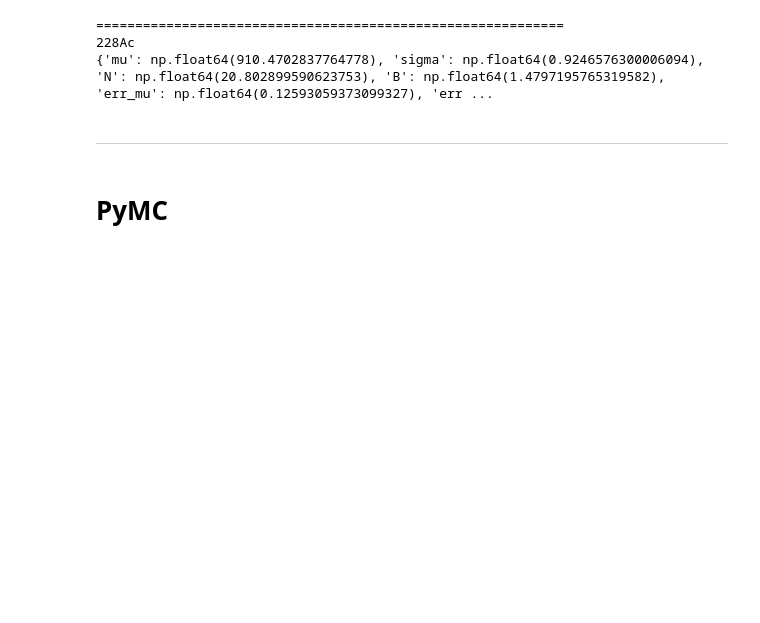
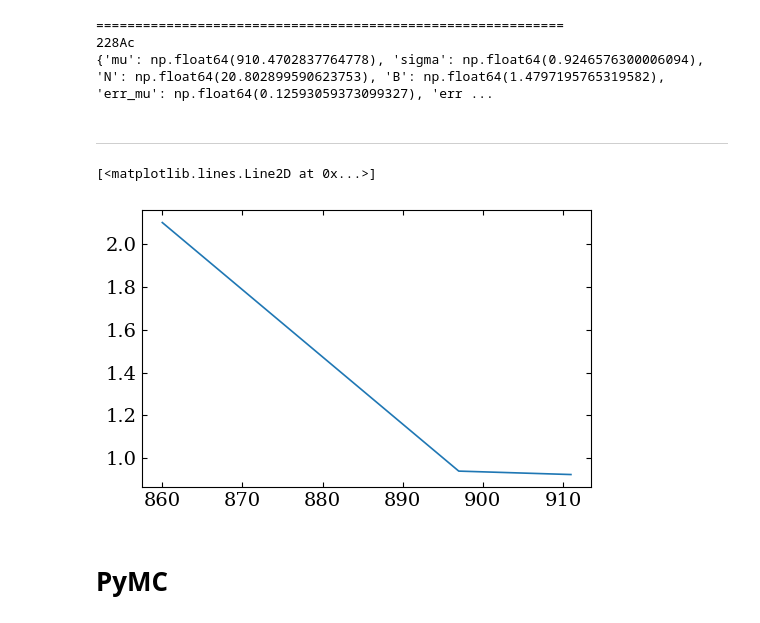
Before and after one commit to RitaF00/ZrO2-double-beta-decay, a Jupyter notebook: new_94Zr.ipynb, the cells around one changed output. Drawn from its saved outputs; the diff is of its cells as text; code cells hidden in the pictures; blank space fills up the shorter version.

```diff
--- a/new_94Zr.ipynb
+++ b/new_94Zr.ipynb
@@ -297,6 +302,13 @@ for peak_name, peak_energy in BACKGROUND_PEAKS.items():
 {'mu': np.float64(910.4702837764778), 'sigma': np.float64(0.9246576300006094), 'N': np.float64(20.802899590623753), 'B': np.float64(1.4797195765319582), 'err_mu': np.float64(0.12593059373099327), 'err ...
 # %% [markdown]
 -----------
+# %%
+s = [2.10, 0.94, 0.924 ]
+E = [860, 897, 911 ]
+plt.plot(E, s)
+# %% [output]
+[<matplotlib.lines.Line2D at 0x...>]
+[figure, added]
 # %% [markdown]
 # PyMC
 # %%
```
Also changed, not shown: parts of 10 cells of this notebook, 3 other files.
